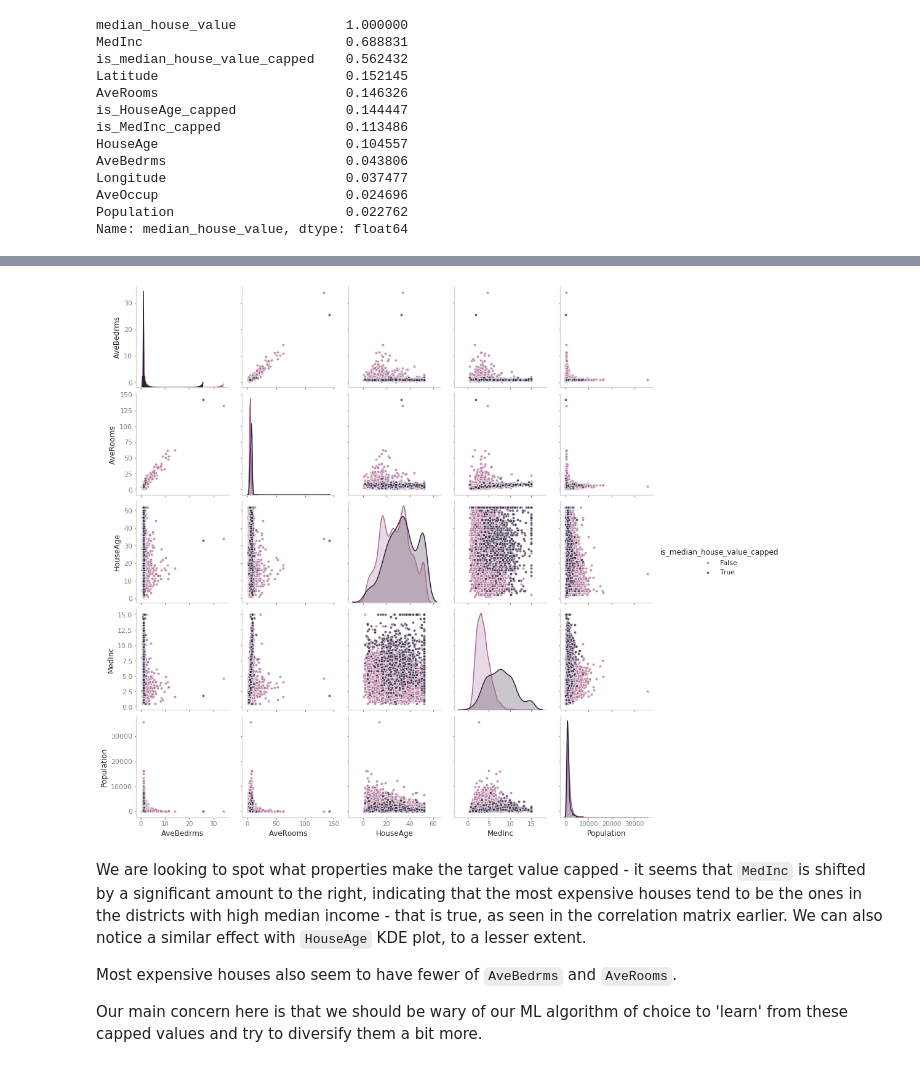
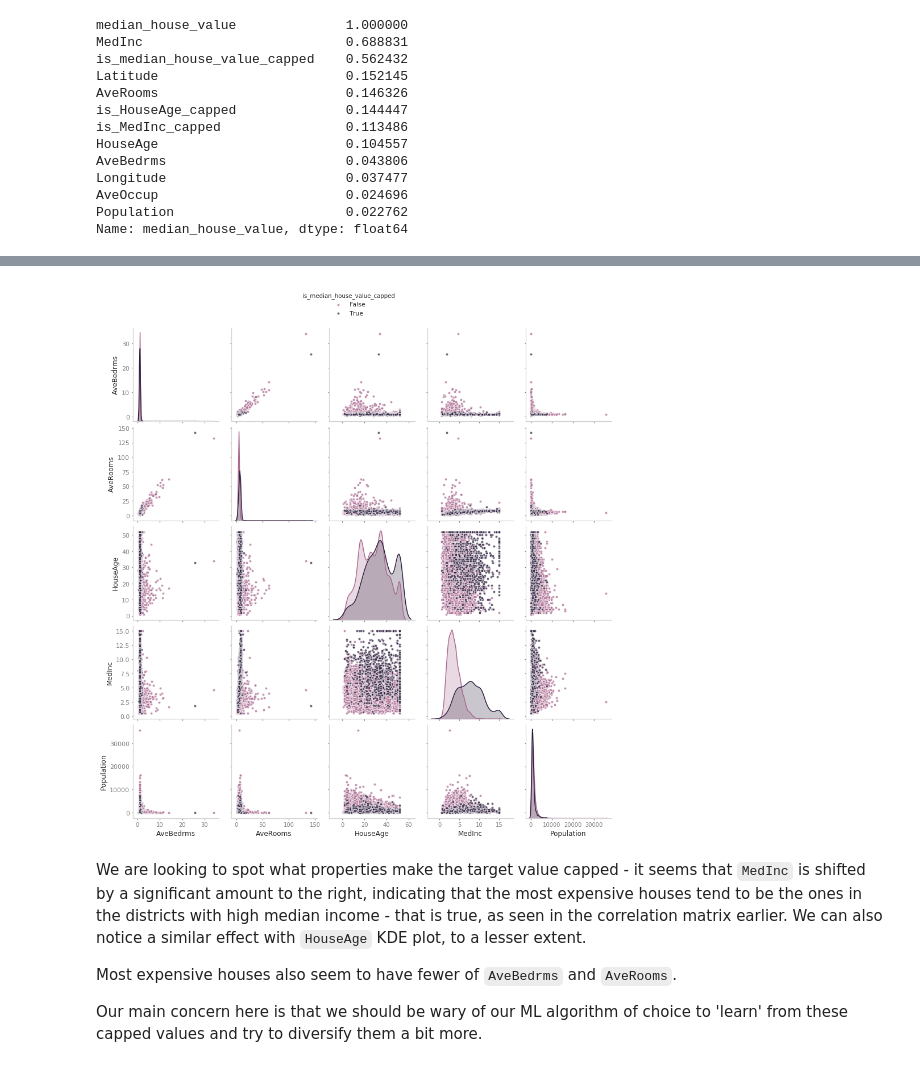
Before and after one commit to LukasRub/data-science-resources, a Jupyter notebook: machine.learning/model.selection/top.feature.selection/custom.transformers.scikit-learn/TopKFeatureSelector.ipynb, the cells around one changed output, grey strips where cells are left out. Saved outputs shown, nothing was run; the diff lists cells and outputs as text; code cells hidden in the pictures.

```diff
--- a/machine.learning/model.selection/top.feature.selection/custom.transformers.scikit-learn/TopKFeatureSelector.ipynb
+++ b/machine.learning/model.selection/top.feature.selection/custom.transformers.scikit-learn/TopKFeatureSelector.ipynb
@@ -185,14 +180,14 @@ cali_housing_df.head()
 # %%
 scatter_kws = dict(alpha=0.7, s=20)
 attribs = ['AveBedrms', 'AveRooms', 'HouseAge', 'MedInc', 'Population']
 hue = 'is_median_house_value_capped'
 
-sns.pairplot(cali_housing_df, vars=attribs, diag_kind='auto',
-             kind='scatter', plot_kws=scatter_kws, hue=hue,
-             palette=sns.cubehelix_palette(n_colors=3)[1:])
-plt.show()
+g = sns.pairplot(cali_housing_df, vars=attribs, diag_kind='auto',
+                 kind='scatter', plot_kws=scatter_kws, hue=hue,
+                 palette=sns.cubehelix_palette(n_colors=3)[1:])
+g = g._legend.set_bbox_to_anchor((0.5, 1.05))
 # %% [output]
-[figure, old version]
+[figure, new version]
 # %% [markdown]
 We are looking to spot what properties make the target value capped - it seems that `MedInc` is shifted by a significant amount to the right, indicating that the most expensive houses tend to be the ones in the districts with high median income - that is true, as seen in the correlation matrix earlier. We can also notice a similar effect with `HouseAge` KDE plot, to a lesser extent.
 
```
Also changed, not shown: parts of 31 cells of this notebook.
